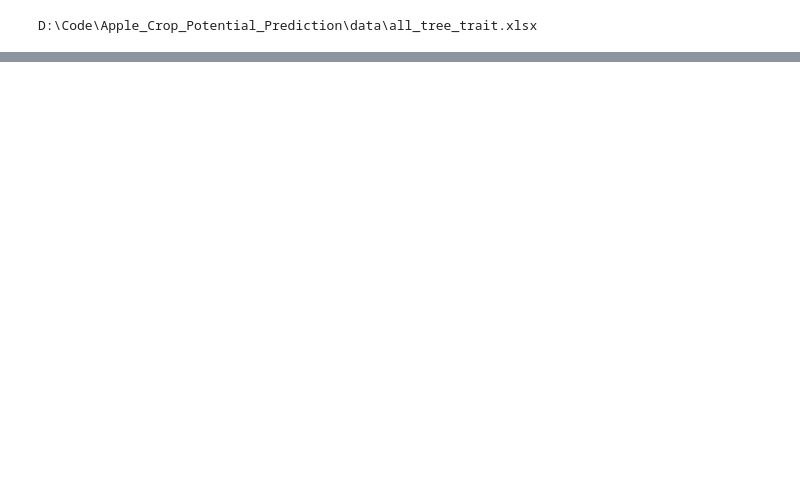
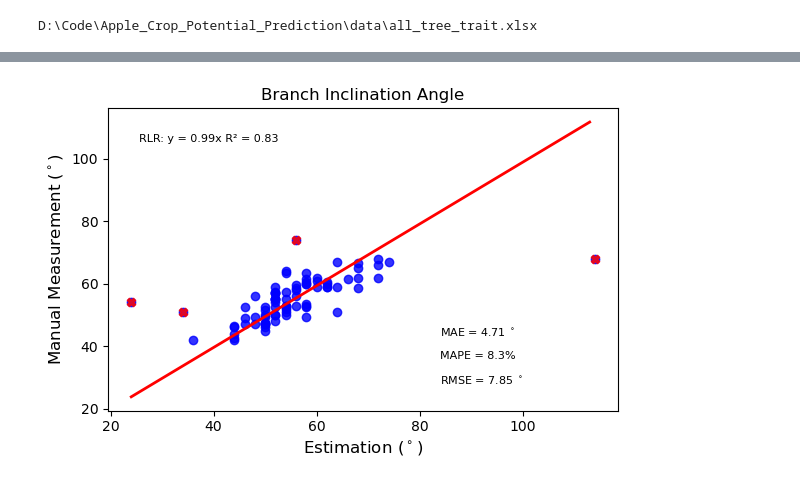
Before and after one commit to suptimq/AppleQSM, a Jupyter notebook: code/notebook/plot_tree_corr.ipynb, the cells around one changed output, grey strips where cells are left out. Cells and saved outputs as stored; diff of their text form; code cells hidden in the pictures; blank space fills up the shorter version.

```diff
--- a/code/notebook/plot_tree_corr.ipynb
+++ b/code/notebook/plot_tree_corr.ipynb
@@ -120,0 +144,34 @@ plt.savefig(str(save_folder / 'tree_trait_evaluation.png'), dpi=300)
+# %%
+measurement_df = pd.read_excel(characterization_filepath, sheet_name='All')
+measurement_df['Tree Height Comp'] = measurement_df['Tree Height'] * 1e2 + 60
+measurement_df['Trunk Diameter'] = measurement_df['Trunk Radius'] * 1e3 * 2
+
+removed_measurement_df = pd.read_excel(characterization_filepath, sheet_name='Removed')
+removed_measurement_df['Tree Height Comp'] = removed_measurement_df['Tree Height'] * 1e2 + 60
+removed_measurement_df['Trunk Diameter'] = removed_measurement_df['Trunk Radius'] * 1e3 * 2
+
+fig, ax = plt.subplots(nrows=1, ncols=1, figsize=(6,4))
+
+x_axis = 'Trunk Diameter' # 'Manual_Vertical_Crotch_Angle-Degree'
+y_axis = 'Diameter'  # 'Vertical_Croth_Angle-Degree'
+metrics = evaluation(measurement_df, x=x_axis, y=y_axis, fit_intercept=False)
+lr_x, lr_y, lr_coef, lr_intercept, lr_score = metrics['LR']
+ransac_lr_x, ransac_lr_y, rlr_coef, rlr_intercept, rlr_score = metrics['RLR']
+sns.regplot(x=x_axis, y=y_axis, data=measurement_df, ci=None, fit_reg=False, robust=False, scatter_kws={"color": "blue"}, line_kws={"color": "red"}, ax=ax)
+sns.regplot(x=x_axis, y=y_axis, data=removed_measurement_df, ci=None, fit_reg=False, robust=False, marker="X", scatter_kws={"color": "red"}, ax=ax)
+
+# ax.plot(lr_x, lr_y, color="green", linewidth=2, label="Linear regressor")
+ax.plot(ransac_lr_x, ransac_lr_y, color="red", linewidth=2, label="Huber regressor")
+ax.text(0.06, 0.9, f'RLR: y = {rlr_coef[0]:.2f}x R\u00b2 = {0.83:.2f}', **text_in_figure_para, transform=ax.transAxes)
+# ax.text(0.06, 0.82, f'LR:   y = {lr_coef[0][0]:.2f}x+{lr_intercept[0]:.2f} R\u00b2 = {lr_score:.2f}', **text_in_figure_para, transform=ax.transAxes)
+ax.text(0.65, 0.26, f"MAE = {metrics['MAE']} $^\circ$", **text_in_figure_para, transform=ax.transAxes)
+ax.text(0.65, 0.18, f"MAPE = {metrics['MAPE']}%", **text_in_figure_para, transform=ax.transAxes)
+ax.text(0.65, 0.1, f"RMSE = {metrics['RMSE']} $^\circ$", **text_in_figure_para, transform=ax.transAxes)
+ax.set_title('Branch Inclination Angle', **text_in_title_para)
+ax.set_xlabel('Estimation ($^\circ$)', **text_in_title_para)
+ax.set_ylabel('Manual Measurement ($^\circ$)', **text_in_title_para)
+
+fig.tight_layout()
+plt.savefig(str(data_folder / 'trunk_diameter_trait_evaluation.png'), dpi=300)
+# %% [output]
+[figure, added]
```
Also changed, not shown: parts of 6 cells of this notebook, 3 other files.
